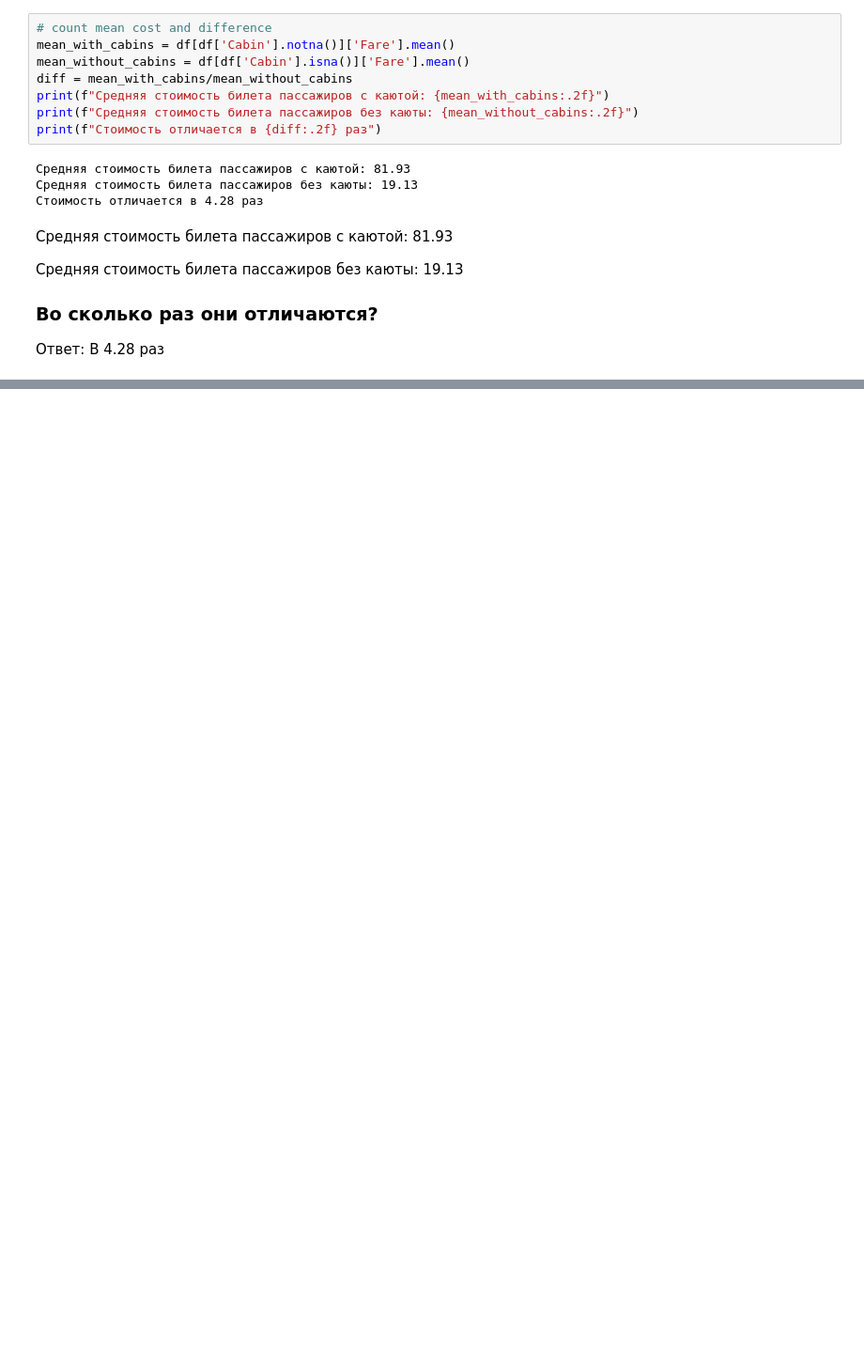
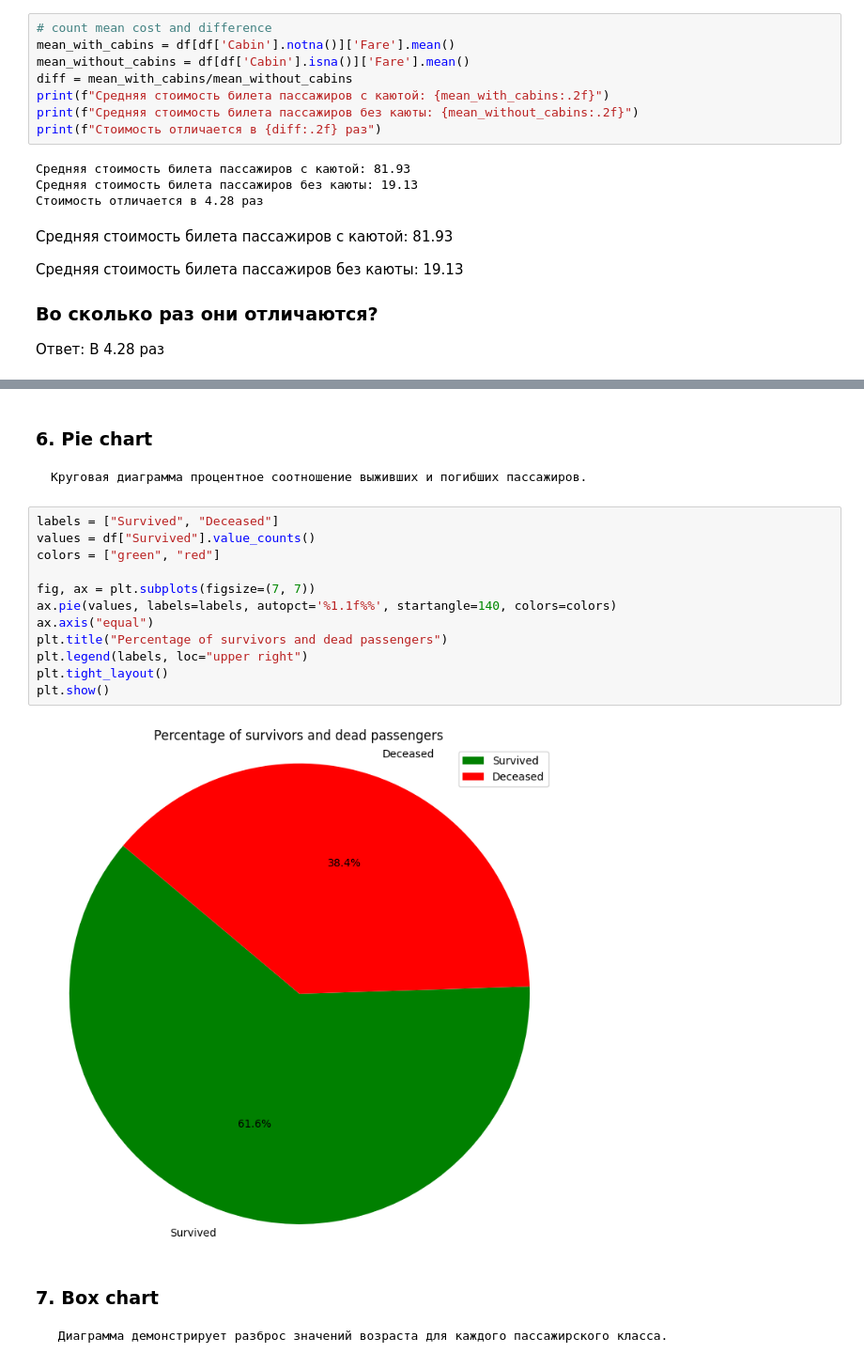
Before and after one commit to SvetlanaDryagalova/spbu-python-course, a Jupyter notebook: project/task7_jupiter.ipynb, the cells around one changed output, grey strips where cells are left out. Shown: that part at 94% size. Drawn from its saved outputs; the diff is of its cells as text; blank space fills up the shorter version.

```diff
--- a/project/task7_jupiter.ipynb
+++ b/project/task7_jupiter.ipynb
@@ -206,0 +275,20 @@ print(f"Стоимость отличается в {diff:.2f} раз")
+# %% [markdown]
+### 6. Pie chart
+    Круговая диаграмма процентное соотношение выживших и погибших пассажиров.
+# %%
+labels = ["Survived", "Deceased"]
+values = df["Survived"].value_counts()
+colors = ["green", "red"]
+
+fig, ax = plt.subplots(figsize=(7, 7))
+ax.pie(values, labels=labels, autopct='%1.1f%%', startangle=140, colors=colors)
+ax.axis("equal")
+plt.title("Percentage of survivors and dead passengers")
+plt.legend(labels, loc="upper right")
+plt.tight_layout()
+plt.show()
+# %% [output]
+[figure, added]
+# %% [markdown]
+### 7. Box chart
+     Диаграмма демонстрирует разброс значений возраста для каждого пассажирского класса.
```
Also changed, not shown: parts of 34 cells of this notebook.
